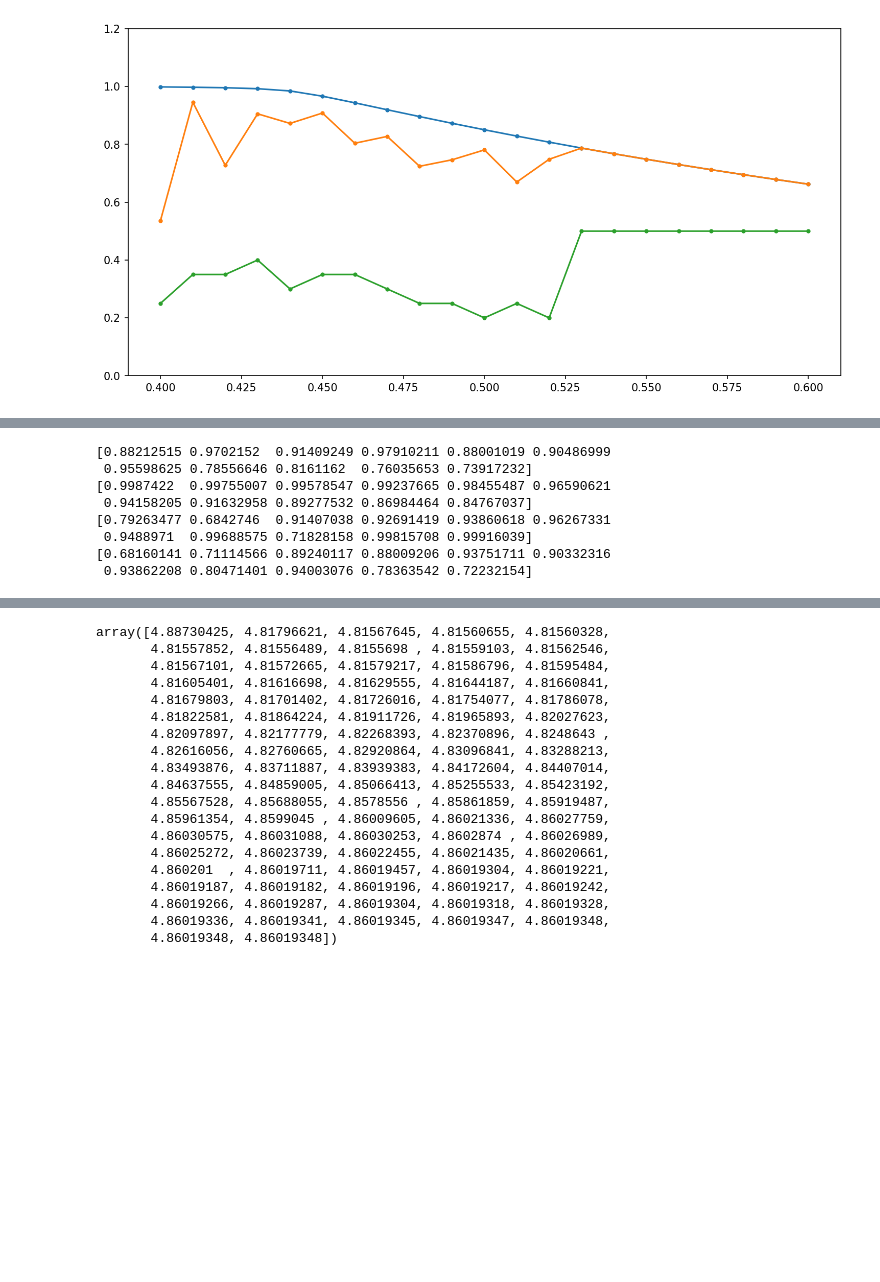
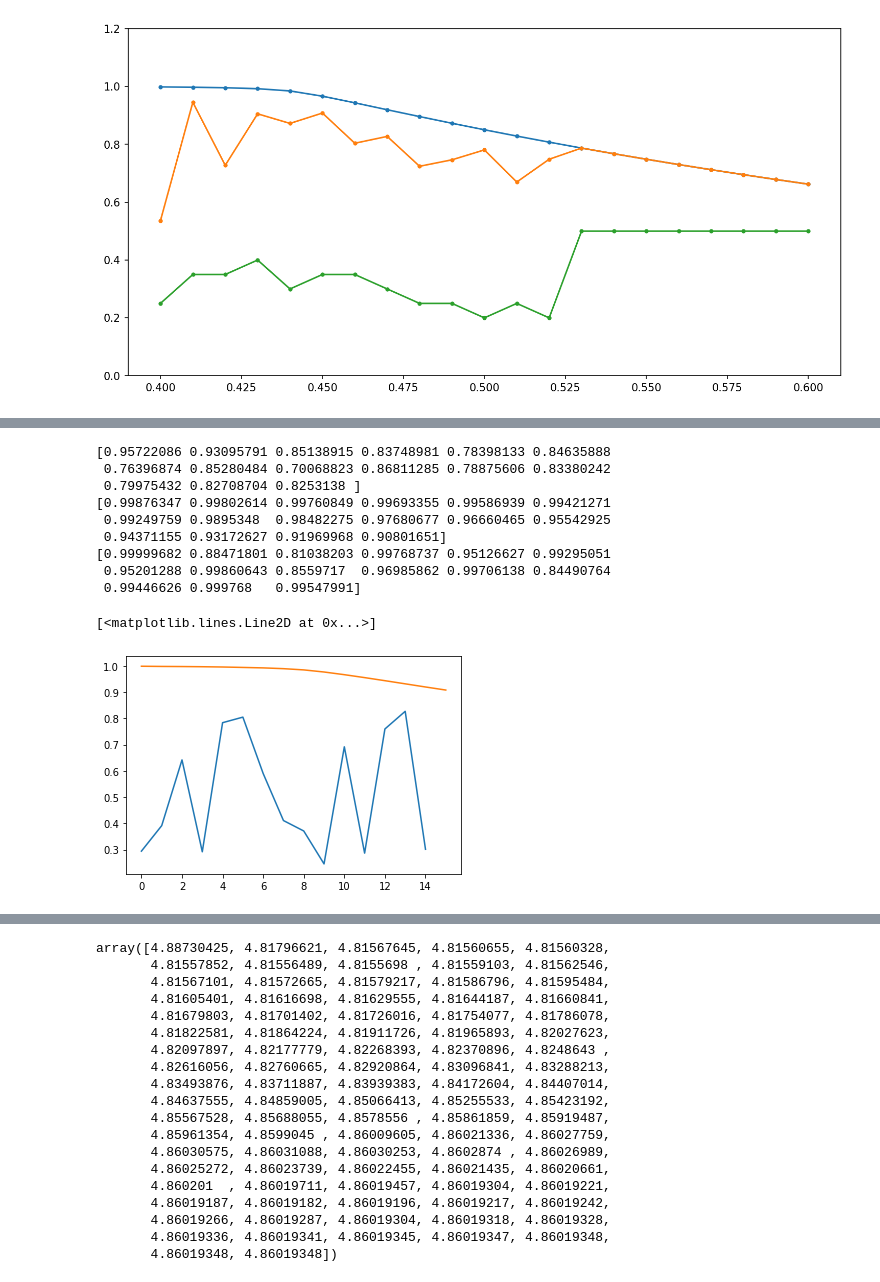
Before and after one commit to Zhuan-pitt/Toric_Code, a Jupyter notebook: two_site_update.ipynb, the cells around one changed output, grey strips where cells are left out. Cells and saved outputs as stored; diff of their text form; code cells hidden in the pictures; blank space fills up the shorter version.

```diff
--- a/two_site_update.ipynb
+++ b/two_site_update.ipynb
@@ -8,0 +55,13 @@ import funcs
+# %%
+
+
+MPS_two_site = iMPS.MPS_twosite_update2(MPS,MPO,20)
+
+MPS_two_site.svd_threshold=1e-10
+MPS_two_site.MPS2r = copy.deepcopy(MPS)
+MPS_two_site.init_MPS2()
+
+
+MPS_two_site.init_env()
+
+#MPS_two_site.update_MPS2(100)
@@ -440,17 +614,24 @@ lam3s = np.abs(lam3s)
 # %%
 print(np.abs(lam1s))
-print(lam4s)
+print(np.abs(lam4s))
 print(np.abs(lam3s))
-print(np.abs(lam2s))
+#print(np.abs(lam2s))
 # %% [output]
-[0.88212515 0.9702152  0.91409249 0.97910211 0.88001019 0.90486999
- 0.95598625 0.78556646 0.8161162  0.76035653 0.73917232]
-[0.9987422  0.99755007 0.99578547 0.99237665 0.98455487 0.96590621
- 0.94158205 0.91632958 0.89277532 0.86984464 0.84767037]
-[0.79263477 0.6842746  0.91407038 0.92691419 0.93860618 0.96267331
- 0.9488971  0.99688575 0.71828158 0.99815708 0.99916039]
-[0.68160141 0.71114566 0.89240117 0.88009206 0.93751711 0.90332316
- 0.93862208 0.80471401 0.94003076 0.78363542 0.72232154]
+[0.95722086 0.93095791 0.85138915 0.83748981 0.78398133 0.84635888
+ 0.76396874 0.85280484 0.70068823 0.86811285 0.78875606 0.83380242
+ 0.79975432 0.82708704 0.8253138 ]
+[0.99876347 0.99802614 0.99760849 0.99693355 0.99586939 0.99421271
+ 0.99249759 0.9895348  0.98482275 0.97680677 0.96660465 0.95542925
+ 0.94371155 0.93172627 0.91969968 0.90801651]
+[0.99999682 0.88471801 0.81038203 0.99768737 0.95126627 0.99295051
+ 0.95201288 0.99860643 0.8559717  0.96985862 0.99706138 0.84490764
+ 0.99446626 0.999768   0.99547991]
+# %%
+pyplot.plot(lam1s)
+pyplot.plot(lam4s)
+# %% [output]
+[<matplotlib.lines.Line2D at 0x...>]
+[figure, added]
 # %%
 pyplot.figure(figsize=(12,6),dpi = 150)
 #rng = np.arange(0.42,0.5,0.001)
```
Also changed, not shown: parts of 18 cells of this notebook, 4 other files.
